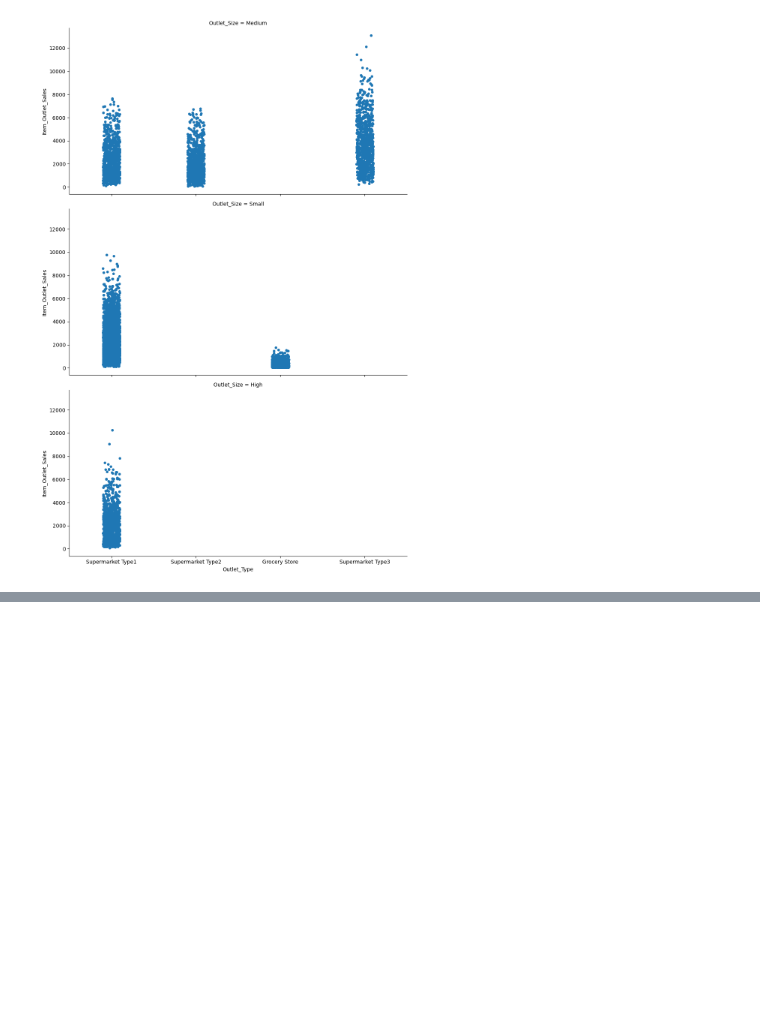
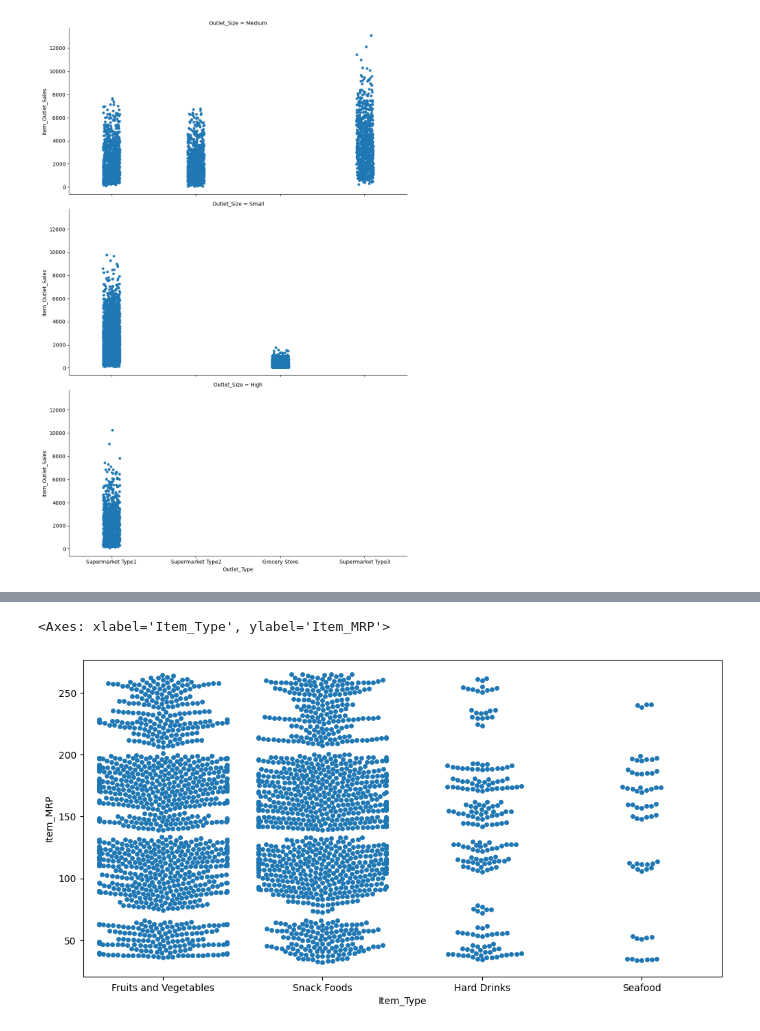
Before and after one commit to iwhite-booth21/PythonistaPractice, a Jupyter notebook: Python Statistical Plots Visualizing & Analyzing Data Using Seaborn/StripPlots.ipynb, the cells around one changed output, grey strips where cells are left out. Cells and saved outputs as stored; diff of their text form; code cells hidden in the pictures; blank space fills up the shorter version.

```diff
--- a/Python Statistical Plots Visualizing & Analyzing Data Using Seaborn/StripPlots.ipynb
+++ b/Python Statistical Plots Visualizing & Analyzing Data Using Seaborn/StripPlots.ipynb
@@ -74,0 +118,7 @@ sns.catplot(x="Outlet_Type", y="Item_Outlet_Sales", row="Outlet_Size", data=s_da
+# %%
+# Redoing the SWARM plot using the access level function
+f,ax = plt.subplots(figsize=(12,6))
+sns.swarmplot(x="Item_Type", y="Item_MRP", data=selected_items_sales_data)
+# %% [output]
+<Axes: xlabel='Item_Type', ylabel='Item_MRP'>
+[figure, added]
```
Also changed, not shown: parts of 7 cells of this notebook.
